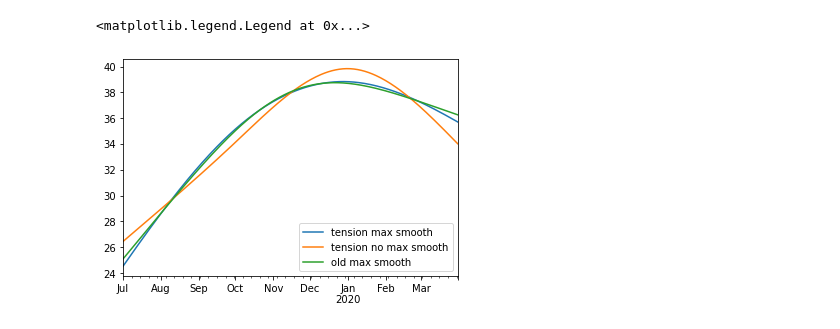
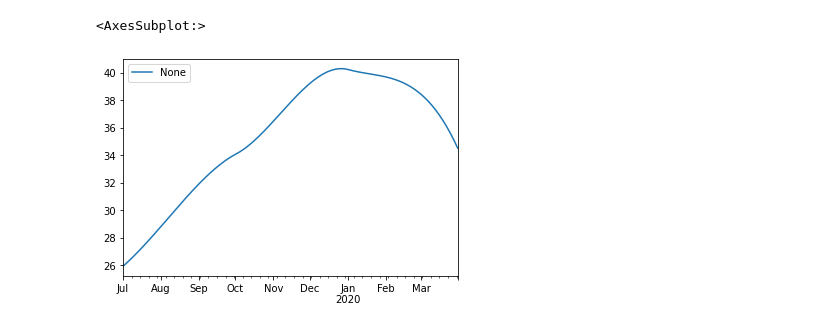
Before and after one commit to tpberntsen/curves, a Jupyter notebook: samples/python/scratchpads/hyperbolic_tension_spline_scratchpad.ipynb, the cells around one changed output. Saved outputs shown, nothing was run; the diff lists cells and outputs as text; code cells hidden in the pictures.

```diff
--- a/samples/python/scratchpads/hyperbolic_tension_spline_scratchpad.ipynb
+++ b/samples/python/scratchpads/hyperbolic_tension_spline_scratchpad.ipynb
@@ -92,19 +214,33 @@ ax.legend(tensions)
 # %%
 contracts = [
     (cp.q_3(2019), 30.18),
     (cp.q_4(2019), 37.64),
-    (cp.q_1(2020), 37.64),
+    (cp.q_1(2020), 38.64),
 ]
-tension = 0.1
-tension_curve_max_smooth, _ = hyperbolic_tension_spline(contracts, freq='D', tension=tension, maximum_smoothness=True)
-tension_curve_no_max_smooth, _ = hyperbolic_tension_spline(contracts, freq='D', tension=tension, maximum_smoothness=False)
-old_max_smooth, _ = max_smooth_interp(contracts, freq='D')
+tension = 0.01
+back_1st_deriv = None
+spline_knots = [
+    '2019-07-01',
+#    '2019-08-18',
+    '2019-10-01',
+    '2019-10-02',
+#    '2019-11-18',
+    '2020-01-01',
+    '2020-01-02',
+#   '2020-02-01',
+    '2020-03-30'
+]
+tension_curve_max_smooth, _ = hyperbolic_tension_spline(contracts, freq='D', tension=tension, maximum_smoothness=True,
+                                                       back_1st_deriv=back_1st_deriv, spline_knots=spline_knots)
+#tension_curve_no_max_smooth, _ = hyperbolic_tension_spline(contracts, freq='D', tension=tension, maximum_smoothness=False,
+#                                                       back_1st_deriv=back_1st_deriv)
+#old_max_smooth, _ = max_smooth_interp(contracts, freq='D', back_1st_deriv=back_1st_deriv)
 
 tension_curve_max_smooth.plot(legend=True)
-tension_curve_no_max_smooth.plot(legend=True)
-ax = old_max_smooth.plot(legend=True)
+#ax = tension_curve_no_max_smooth.plot(legend=True)
+#ax = old_max_smooth.plot(legend=True)
 
-ax.legend(['tension max smooth', 'tension no max smooth', 'old max smooth'])
+#ax.legend(['tension max smooth', 'tension no max smooth', 'old max smooth'])
 # %% [output]
-<matplotlib.legend.Legend at 0x...>
+<AxesSubplot:>
-[figure, old version]
+[figure, new version]
```
Also changed, not shown: parts of 6 cells of this notebook, 4 other files.
